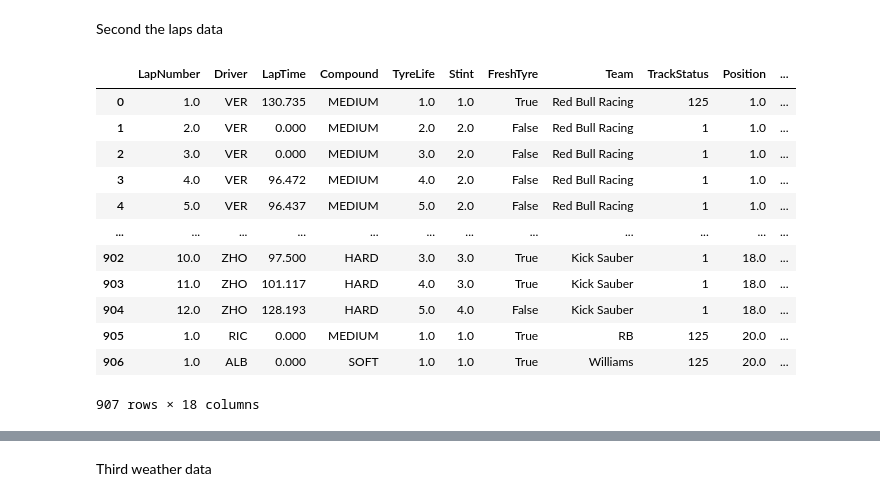
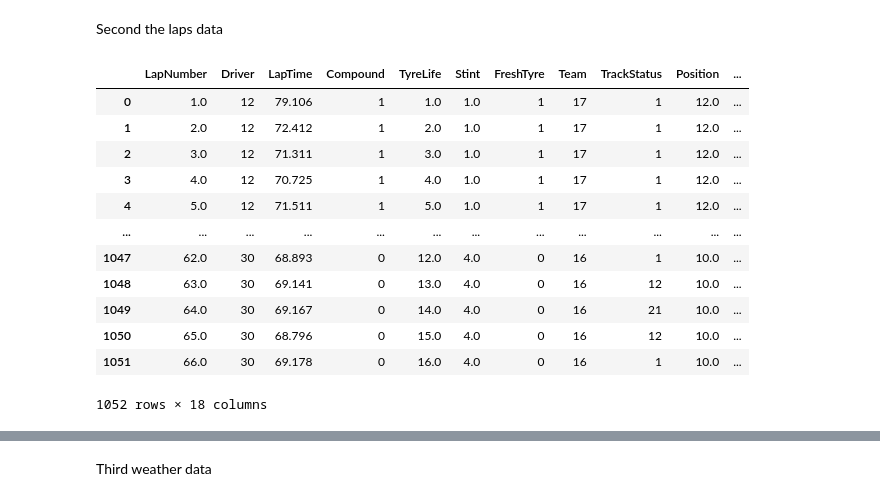
Before and after one commit to kilid69/F1, a Jupyter notebook: main.ipynb, the cells around one changed output, grey strips where cells are left out. Saved outputs shown, nothing was run; the diff lists cells and outputs as text; code cells hidden in the pictures.

Commit message:
Embedding the categorical features like Driver and Team

```diff
--- a/main.ipynb
+++ b/main.ipynb
@@ -16,7 +16,7 @@ ff1.Cache._get_size()
 # %%
 ff1.Cache.clear_cache()
 # %%
-session = ff1.get_session(2024, 'Japan', 'R')
+session = ff1.get_session(2020, 'Australia', 'R')
 session.name
 session.date
 session.event
@@ -262,36 +262,48 @@ session_results.head(3)
 # %% [markdown]
 Second the laps data
 # %%
+import mappings
+
 session_laps = session.laps[['LapNumber', 'Driver', 'LapTime', 'Compound', 'TyreLife', 'Stint', 'FreshTyre', 'Team', 'TrackStatus',
                              'Position', 'Sector1Time', 'Sector2Time', 'Sector3Time', 'SpeedI1', 'SpeedI2', 'SpeedFL', 'SpeedST', 'LapStartTime']].copy()
 
 # convert LapTime column to seconds and set NaT values as 0
 session_laps = convert_time(session_laps, 'LapTime', 0)
 # doing this also for the sector times
 session_laps = convert_time(session_laps, 'Sector1Time', 0)
 session_laps = convert_time(session_laps, 'Sector2Time', 0)
 session_laps = convert_time(session_laps, 'Sector3Time', 0)
 session_laps = convert_time(session_laps, 'LapStartTime', 0)
 # set Speed trap columns to 0 if they are NaN
 session_laps['SpeedFL'] = session_laps['SpeedFL'].fillna(0)
 session_laps['SpeedST'] = session_laps['SpeedST'].fillna(0)
 session_laps['SpeedI1'] = session_laps['SpeedST'].fillna(0)
 session_laps['SpeedI2'] = session_laps['SpeedST'].fillna(0)
 # set Position as 20 if it is NaN (retired drivers)
-session_laps['Position'] = session_laps['Position'].fillna(20)
+session_laps['Position'] = session_laps['Position'].fillna(-1)
+# convert LapStartTime name to SessionTime
+session_laps.rename(columns={'LapStartTime': 'SessionTime'}, inplace=True)
+# fresh tyre column to 0 and 1
+session_laps['FreshTyre'] = session_laps['FreshTyre'].apply(lambda x: 1 if x else 0)
+# map the compound names to the compound id
+session_laps['Compound'] = session_laps['Compound'].map(mappings.compounds)
+# map the team names to the team id
+session_laps['Team'] = session_laps['Team'].map(mappings.teams)
+# map driver names to the driver id
+session_laps['Driver'] = session_laps['Driver'].map(mappings.drivers)
 
 session_laps
 # %% [output]
 |  | LapNumber | Driver | LapTime | Compound | TyreLife | Stint | FreshTyre | Team | TrackStatus | Position | ... |
-| 0 | 1.0 | VER | 130.735 | MEDIUM | 1.0 | 1.0 | True | Red Bull Racing | 125 | 1.0 | ... |
-| 1 | 2.0 | VER | 0.000 | MEDIUM | 2.0 | 2.0 | False | Red Bull Racing | 1 | 1.0 | ... |
-| 2 | 3.0 | VER | 0.000 | MEDIUM | 3.0 | 2.0 | False | Red Bull Racing | 1 | 1.0 | ... |
-| 3 | 4.0 | VER | 96.472 | MEDIUM | 4.0 | 2.0 | False | Red Bull Racing | 1 | 1.0 | ... |
-| 4 | 5.0 | VER | 96.437 | MEDIUM | 5.0 | 2.0 | False | Red Bull Racing | 1 | 1.0 | ... |
+| 0 | 1.0 | 12 | 79.106 | 1 | 1.0 | 1.0 | 1 | 17 | 1 | 12.0 | ... |
+| 1 | 2.0 | 12 | 72.412 | 1 | 2.0 | 1.0 | 1 | 17 | 1 | 12.0 | ... |
+| 2 | 3.0 | 12 | 71.311 | 1 | 3.0 | 1.0 | 1 | 17 | 1 | 12.0 | ... |
+| 3 | 4.0 | 12 | 70.725 | 1 | 4.0 | 1.0 | 1 | 17 | 1 | 12.0 | ... |
+| 4 | 5.0 | 12 | 71.511 | 1 | 5.0 | 1.0 | 1 | 17 | 1 | 12.0 | ... |
 | ... | ... | ... | ... | ... | ... | ... | ... | ... | ... | ... | ... |
-| 902 | 10.0 | ZHO | 97.500 | HARD | 3.0 | 3.0 | True | Kick Sauber | 1 | 18.0 | ... |
-| 903 | 11.0 | ZHO | 101.117 | HARD | 4.0 | 3.0 | True | Kick Sauber | 1 | 18.0 | ... |
-| 904 | 12.0 | ZHO | 128.193 | HARD | 5.0 | 4.0 | False | Kick Sauber | 1 | 18.0 | ... |
-| 905 | 1.0 | RIC | 0.000 | MEDIUM | 1.0 | 1.0 | True | RB | 125 | 20.0 | ... |
-| 906 | 1.0 | ALB | 0.000 | SOFT | 1.0 | 1.0 | True | Williams | 125 | 20.0 | ... |
+| 1047 | 62.0 | 30 | 68.893 | 0 | 12.0 | 4.0 | 0 | 16 | 1 | 10.0 | ... |
+| 1048 | 63.0 | 30 | 69.141 | 0 | 13.0 | 4.0 | 0 | 16 | 12 | 10.0 | ... |
+| 1049 | 64.0 | 30 | 69.167 | 0 | 14.0 | 4.0 | 0 | 16 | 21 | 10.0 | ... |
+| 1050 | 65.0 | 30 | 68.796 | 0 | 15.0 | 4.0 | 0 | 16 | 12 | 10.0 | ... |
+| 1051 | 66.0 | 30 | 69.178 | 0 | 16.0 | 4.0 | 0 | 16 | 1 | 10.0 | ... |
-907 rows × 18 columns
+1052 rows × 18 columns
```
Also changed, not shown: parts of 9 cells of this notebook.
